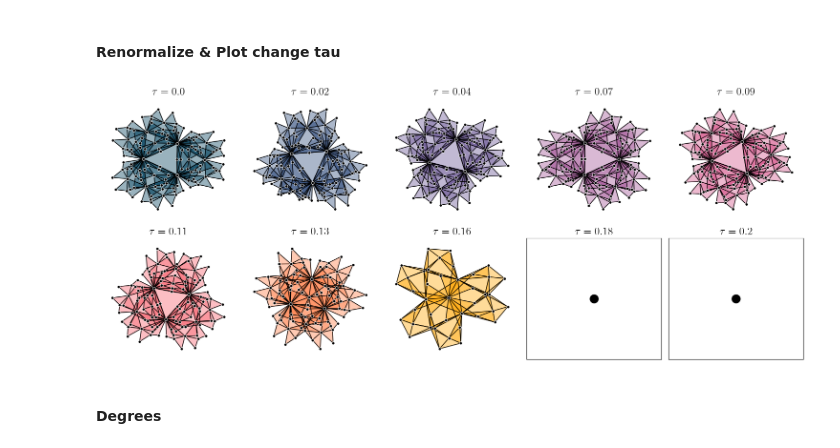
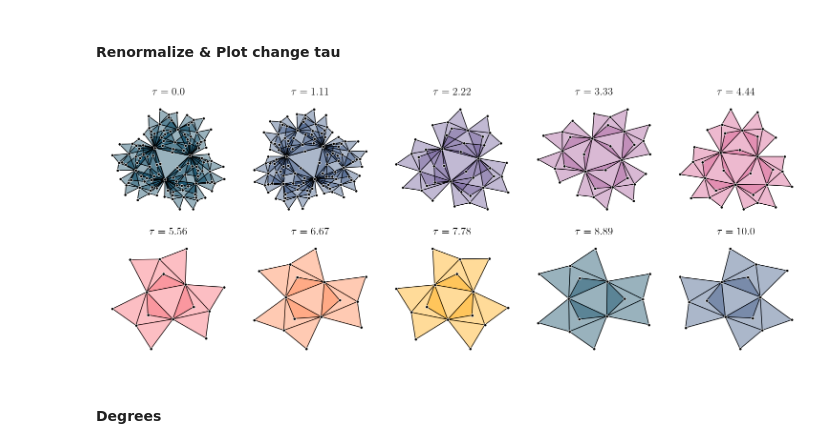
Before and after one commit to nplresearch/higher_order_LRG, a Jupyter notebook: HOLR/Experiments_setups/Renormalize.ipynb, the cells around one changed output. Cells and saved outputs as stored; diff of their text form; code cells hidden in the pictures.

```diff
--- a/HOLR/Experiments_setups/Renormalize.ipynb
+++ b/HOLR/Experiments_setups/Renormalize.ipynb
@@ -186,7 +186,7 @@ sc = scomplex.convert_graph_to_sc(G,dim = 2)
 ### Real network
 # %%
 #["asoiaf", "ego-facebook","subelj_euroroad_euroroad", "dimacs10-netscience", "arenas-email", "celegans", "ecoli", "mmusculus", "drosophila"]
-f = open("../Datasets/out.dimacs10-celegans_metabolic","r")
+f = open("../Datasets/out.ego-facebook","r")
 
 i = 0
 edges = []
@@ -202,7 +202,7 @@ G = nx.convert_node_labels_to_integers(G)
 G.remove_edges_from(nx.selfloop_edges(G))
 Gcc = sorted(nx.connected_components(G), key=len, reverse=True)
 G = G.subgraph(Gcc[0])
-sc = scomplex.convert_graph_to_sc(G,dim = 3)
+sc = scomplex.convert_graph_to_sc(G,dim = 2)
 # %% [markdown]
 ### Real Networkx XGI
 # %%
@@ -423,18 +414,17 @@ def compute_spectral_d(D,taumin,taumax,ntau):
 # %% [markdown]
 ## Statistical physics of information diffusion
 # %%
-#laplacians_types = ["02"]
 
 sparse = False
 num_eigs = 500
 
 # Define strings which specify the Laplacians to consider
-#laplacians_types = ["01","02","10","12","20","21"]
+laplacians_types = ["01","02","10","12","20","21"]
 #laplacians_types = ["01","10"]
 #laplacians_types = ["01","02","12"]
 #laplacians_types = ["01","03","13","23"]
 #laplacians_types = ["01","04","14","24","34"]
-laplacians_types = ["01","02","03","10","12","13","20","21","23","30","31","32"]
+#laplacians_types = ["01","02","03","10","12","13","20","21","23","30","31","32"]
 
 
 
@@ -473,9 +463,9 @@ for i in range(len(Laplacians)):
         D,U = np.linalg.eigh(L)
         D = np.abs(D)
     specific_heat,tau_space, __ = renormalize.compute_heat(D,taumin,taumax,ntau)
-    spectral_dimension,tau_space = compute_spectral_d(D,taumin,taumax,ntau)
+    #spectral_dimension,tau_space = renormalize.compute_spectral_d(D,taumin,taumax,ntau)
     sp_heats.append(specific_heat)
-    sp_dims.append(spectral_dimension)
+    #sp_dims.append(spectral_dimension)
     eigs.append(D)
 # %% [output]
 0
@@ -1069,32 +1053,32 @@ plt.tight_layout()
 #### Renormalize & Plot change tau
 # %%
 nplots = 10
-diff_order = 2
-int_order = 1
-tau_max = 0.2
+diff_order = 1
+int_order = 2
+tau_max = 10
 
 f,axs = plt.subplots(2,nplots//2,figsize = (nplots//2*3,2*3))
 tau_space = np.linspace(0,tau_max,nplots)
 
 L = scomplex.diffusion_laplacian(sc,diff_order,int_order)
 D, U = scipy.linalg.eigh(L)
 
 for t,tau in enumerate(tau_space):
     ax = axs[t//(nplots//2),np.mod(t,nplots//2)]
     new_sc,__,__ = renormalize.renormalize_single_step(sc,tau,diff_order,int_order,D,U,VERBOSE=False)
     col = colors_sequential[t]
-    plotting.plot_complex(new_sc,ax = ax,face_color=[col],face_alpha=0.4,node_size=18)
+    plotting.plot_complex(new_sc,ax = ax,face_color=[col],face_alpha=0.4,node_size=18,iterations=2000)
 
 
     ax.set_title(r"$\tau = "+f"{np.round(tau,2)}$",fontsize = 16)
     #ax[i].collections[1].set_alpha(0.8)
     ax.collections[0].set_linewidth(0.7)
     ax.collections[0].set_edgecolor("#FFFFFF")
 
 plt.tight_layout()
 plt.savefig(f"../Experiments_results/Diffusion_Laplacians/Renormalizations/Pseudofractal/L{diff_order}{int_order}_change_tau.pdf")
 # %% [output]
-[figure, old version]
+[figure, new version]
 # %% [markdown]
 #### Degrees
 # %%
```
Also changed, not shown: parts of 3 cells of this notebook, 15 other files.
